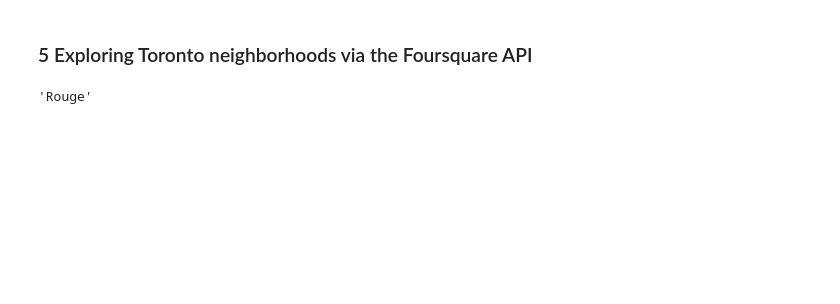
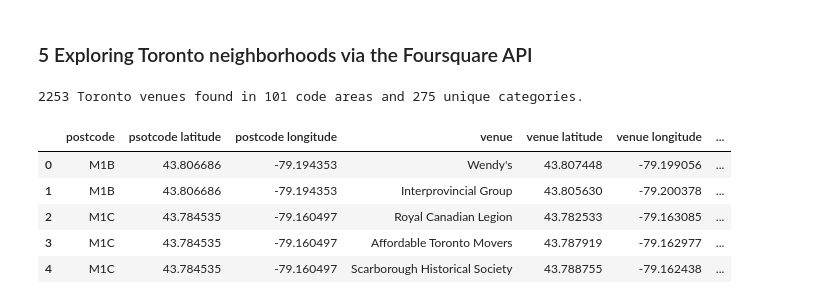
Before and after one commit to beinglucky24/Coursera_Capstone, a Jupyter notebook: segmenting_and_clustering.ipynb, the cells around one changed output. Drawn from its saved outputs; the diff is of its cells as text; code cells hidden in the pictures; blank space fills up the shorter version.

```diff
--- a/segmenting_and_clustering.ipynb
+++ b/segmenting_and_clustering.ipynb
@@ -184,7 +187,3 @@ toronto_map
 CLIENT_ID = '41HXMY040EFZ5BW2JCZHSGGPG4ZBNJ1BVDCG2XHIE2FO5Y5B'     # Foursquare ID
 CLIENT_SECRET = 'GZNPZKZ2VCTSQ3BW2SYFAH2CZ0VAQYXLS1UW1RGF1BOFTFIQ' # Foursquare Secret
 VERSION = '20180605'                                               # Foursquare API version
-# %%
-code_df.loc[0,'neighbourhood'].split(',')[0]
-# %% [output]
-'Rouge'
@@ -199,0 +190,32 @@ print('Latitude and longitude values of {} are {}, {}.'.format(neighborhood_name
+# %%
+def GetVenues(names,latitudes,longitudes,radius=500,limit=100):
+
+    venues_list=[]
+    for name,lat,lng in zip(names,latitudes,longitudes):
+        url = 'https://api.foursquare.com/v2/venues/explore?&client_id={}&client_secret={}&v={}&ll={},{}&radius={}&limit={}'\
+              .format(CLIENT_ID,CLIENT_SECRET,VERSION,lat,lng,radius,limit)
+        results = requests.get(url).json()["response"]['groups'][0]['items']
+        venues_list.append([(name,lat,lng,\
+                             v['venue']['name'],\
+                             v['venue']['location']['lat'],\
+                             v['venue']['location']['lng'],\
+                             v['venue']['categories'][0]['name']) for v in results])
+    nearby_venues = pd.DataFrame([item for venue_list in venues_list for item in venue_list])
+    nearby_venues.columns = ['postcode','psotcode latitude','postcode longitude','venue','venue latitude','venue longitude','venue category']
+
+    return(nearby_venues)
+# %%
+toronto_venues = GetVenues(names=code_df['postcode'],latitudes=code_df['latitude'],longitudes=code_df['longitude'])
+print('{} Toronto venues found for {} postcode areas and in {} unique categories.'\
+      .format(toronto_venues.shape[0],len(toronto_venues['postcode'].unique()),len(toronto_venues['venue category'].unique())))
+# %% [output]
+2253 Toronto venues found in 101 code areas and 275 unique categories.
+# %%
+toronto_venues.head()
+# %% [output]
+|  | postcode | psotcode latitude | postcode longitude | venue | venue latitude | venue longitude | ... |
+| 0 | M1B | 43.806686 | -79.194353 | Wendy's | 43.807448 | -79.199056 | ... |
+| 1 | M1B | 43.806686 | -79.194353 | Interprovincial Group | 43.805630 | -79.200378 | ... |
+| 2 | M1C | 43.784535 | -79.160497 | Royal Canadian Legion | 43.782533 | -79.163085 | ... |
+| 3 | M1C | 43.784535 | -79.160497 | Affordable Toronto Movers | 43.787919 | -79.162977 | ... |
+| 4 | M1C | 43.784535 | -79.160497 | Scarborough Historical Society | 43.788755 | -79.162438 | ... |
```
Also changed, not shown: parts of 17 cells of this notebook.
